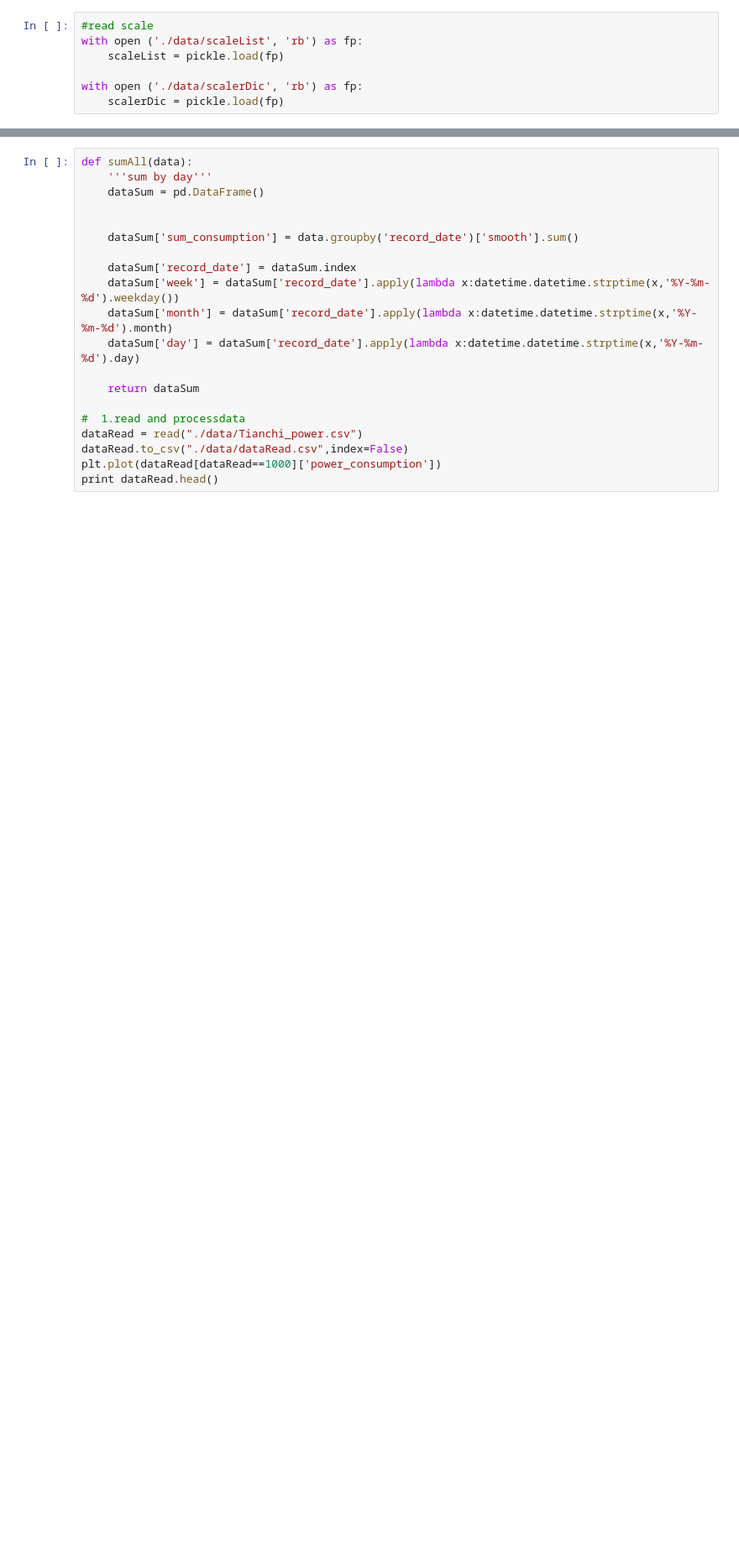
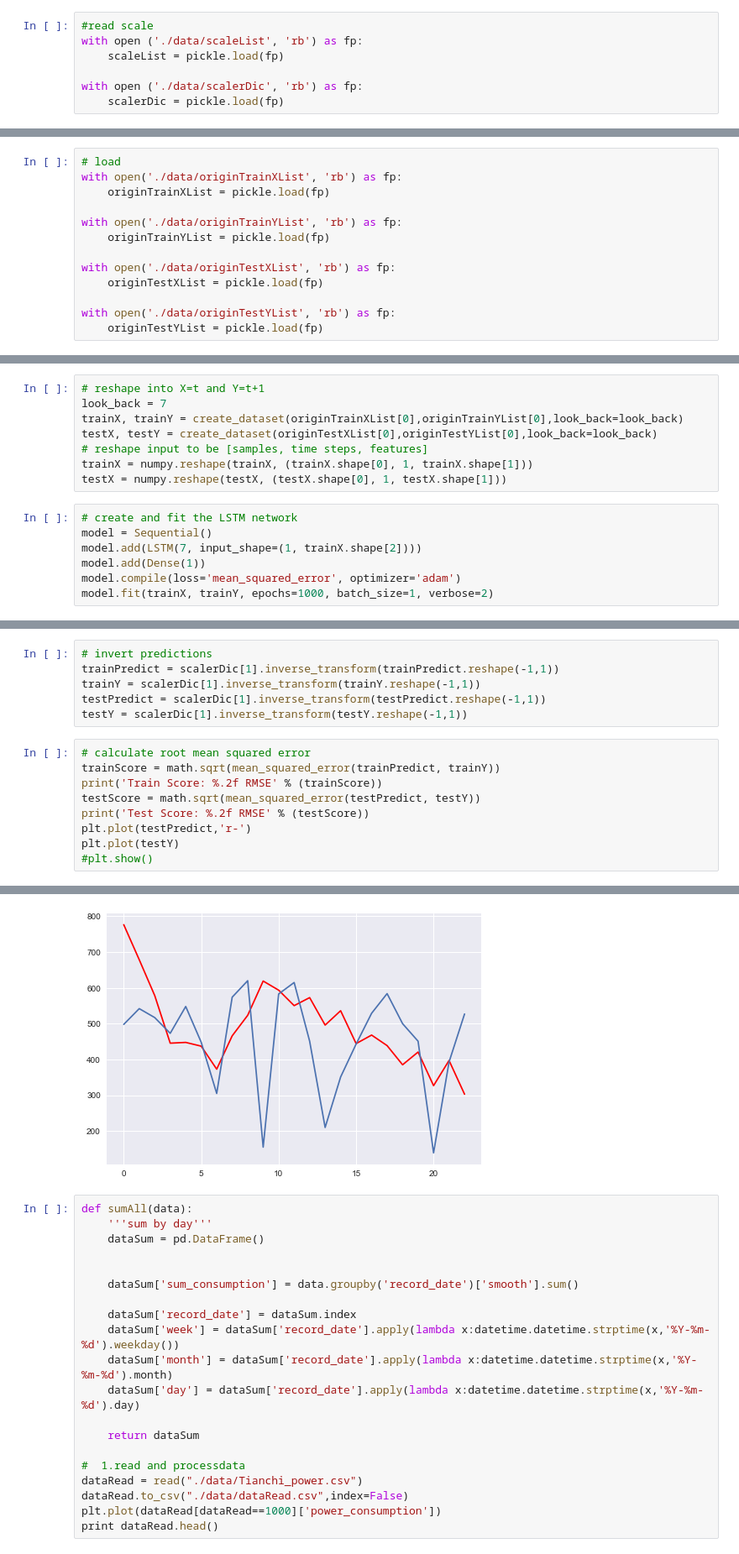
Before and after one commit to chenlongzhen/dian, a Jupyter notebook: process2.ipynb, the cells around one changed output, grey strips where cells are left out. Shown at 84% size. Cells and saved outputs as stored; diff of their text form; blank space fills up the shorter version.

```diff
--- a/process2.ipynb
+++ b/process2.ipynb
@@ -247,0 +206,13 @@ plt.show()
+# %%
+# load
+with open('./data/originTrainXList', 'rb') as fp:
+    originTrainXList = pickle.load(fp)
+
+with open('./data/originTrainYList', 'rb') as fp:
+    originTrainYList = pickle.load(fp)
+
+with open('./data/originTestXList', 'rb') as fp:
+    originTestXList = pickle.load(fp)
+
+with open('./data/originTestYList', 'rb') as fp:
+    originTestYList = pickle.load(fp)
@@ -247,0 +260,15 @@ plt.show()
+# %%
+# reshape into X=t and Y=t+1
+look_back = 7
+trainX, trainY = create_dataset(originTrainXList[0],originTrainYList[0],look_back=look_back)
+testX, testY = create_dataset(originTestXList[0],originTestYList[0],look_back=look_back)
+# reshape input to be [samples, time steps, features]
+trainX = numpy.reshape(trainX, (trainX.shape[0], 1, trainX.shape[1]))
+testX = numpy.reshape(testX, (testX.shape[0], 1, testX.shape[1]))
+# %%
+# create and fit the LSTM network
+model = Sequential()
+model.add(LSTM(7, input_shape=(1, trainX.shape[2])))
+model.add(Dense(1))
+model.compile(loss='mean_squared_error', optimizer='adam')
+model.fit(trainX, trainY, epochs=1000, batch_size=1, verbose=2)
@@ -247,0 +297,16 @@ plt.show()
+# %%
+# invert predictions
+trainPredict = scalerDic[1].inverse_transform(trainPredict.reshape(-1,1))
+trainY = scalerDic[1].inverse_transform(trainY.reshape(-1,1))
+testPredict = scalerDic[1].inverse_transform(testPredict.reshape(-1,1))
+testY = scalerDic[1].inverse_transform(testY.reshape(-1,1))
+# %%
+# calculate root mean squared error
+trainScore = math.sqrt(mean_squared_error(trainPredict, trainY))
+print('Train Score: %.2f RMSE' % (trainScore))
+testScore = math.sqrt(mean_squared_error(testPredict, testY))
+print('Test Score: %.2f RMSE' % (testScore))
+plt.plot(testPredict,'r-')
+plt.plot(testY)
+#plt.show()
+# %% [output]
@@ -248,3 +316,4 @@ plt.show()
+[figure, added]
 # %%
 def sumAll(data):
     '''sum by day'''
```
Also changed, not shown: parts of 14 cells of this notebook.
